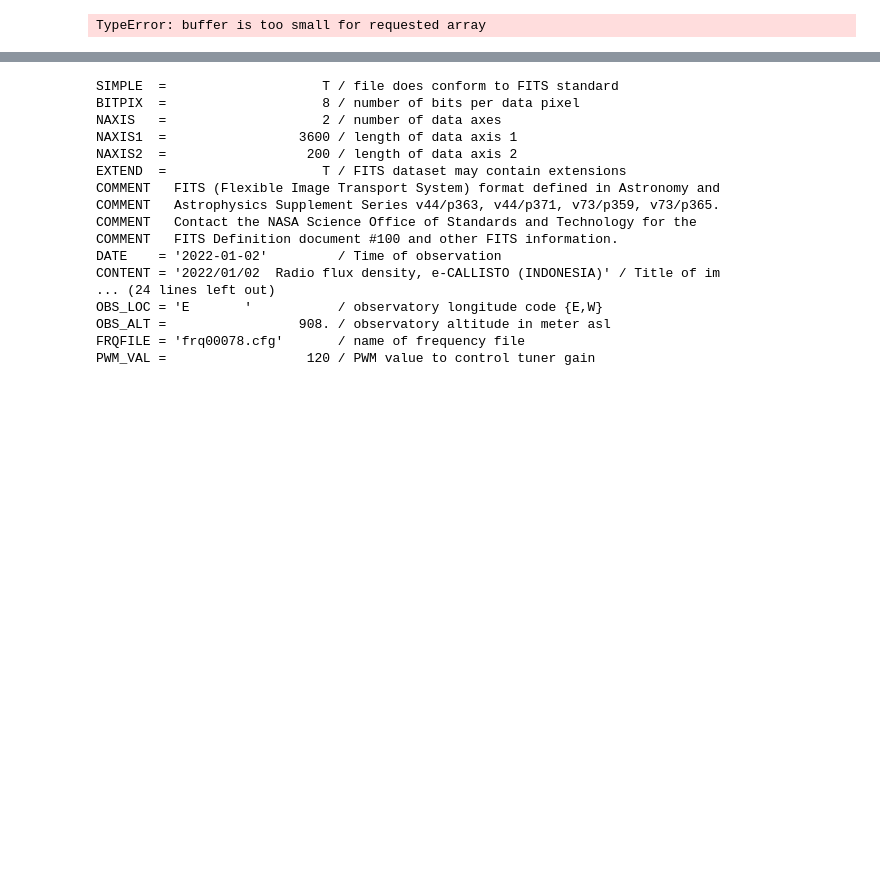
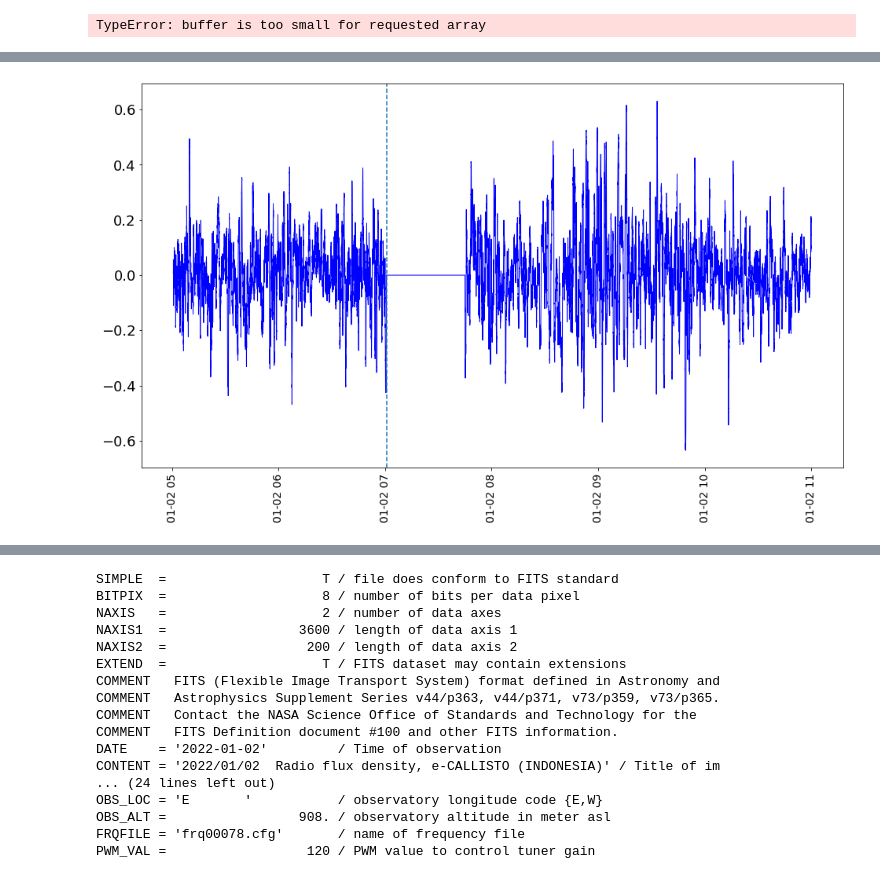
Before and after one commit to lukas-hoefig/eCallistoRadioBursts, a Jupyter notebook: runAlgorithm2.ipynb, the cells around one changed output, grey strips where cells are left out. Drawn from its saved outputs; the diff is of its cells as text; code cells hidden in the pictures; blank space fills up the shorter version.

Commit message:
rewrtie stations

```diff
--- a/runAlgorithm2.ipynb
+++ b/runAlgorithm2.ipynb
@@ -52,3 +48,6 @@ new peak:  ['III', 06:32:38, 06:32:56, '0.6184']
 []
 new peak:  ['III', 07:00:45, 07:01:12, '0.7623']
 TypeError: buffer is too small for requested array
+# %%
+peak = january[1][1]
+print(peak, peak.stations)
@@ -64,0 +67,11 @@ AttributeError: 'NoneType' object has no attribute 'data'
+# %%
+dp11 = data.createDay(peak.time_start.year, peak.time_start.month, peak.time_start.day, peak.stations[0], const.spectral_range)
+dp21 = data.createDay(peak.time_start.year, peak.time_start.month, peak.time_start.day, peak.stations[1], const.spectral_range)
+dp11, dp21 = data.fitTimeFrameDataSample(dp11, dp21)
+cor1 = correlation.Correlation(dp1, dp2, peak.time_start.day)
+cor1.calculatePeaks()
+fig, ax = plt.subplots(figsize=(16,9))
+cor1.plotCurve(ax, peaks=peak.time_start.__str__())
+plt.show()
+# %% [output]
+[figure, added]
```
Also changed, not shown: parts of 14 cells of this notebook, 11 other files.
